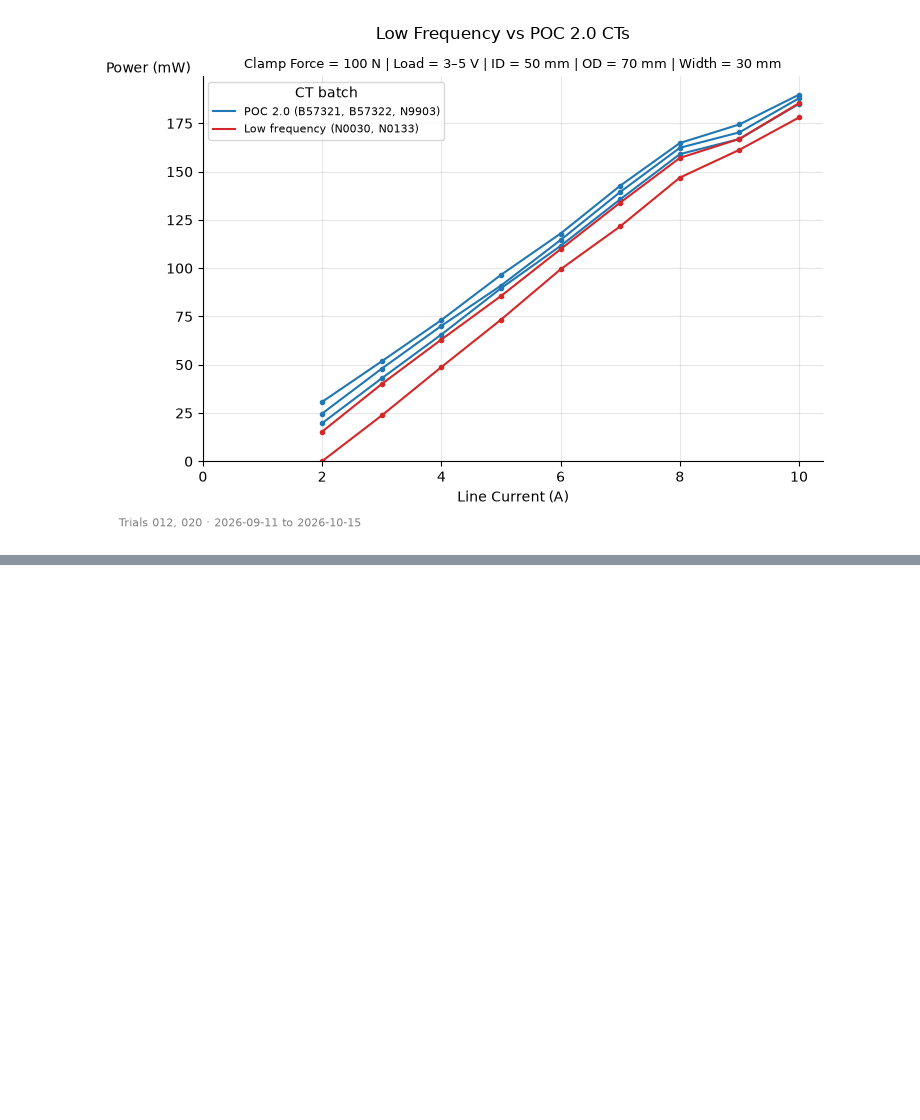
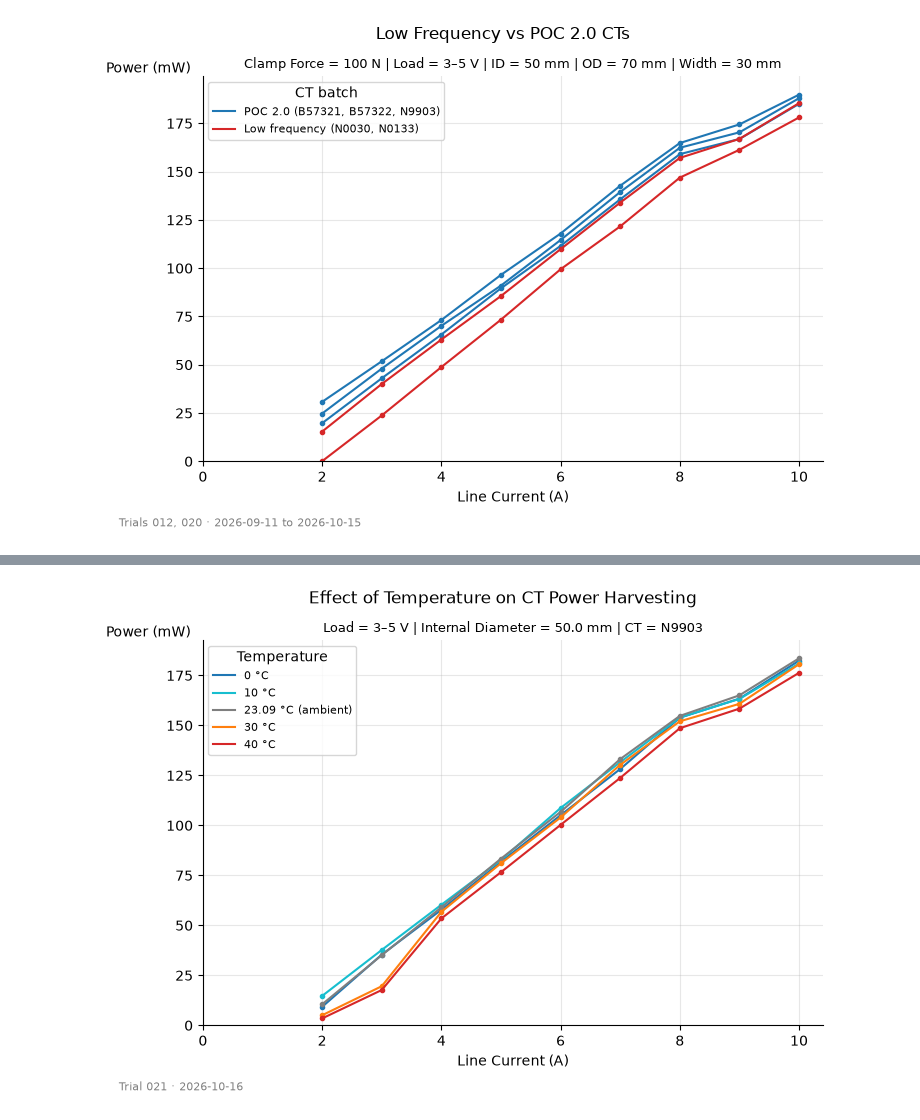
Before and after one commit to stephengilbert1/current-transformer-analysis, a Jupyter notebook: notebooks/exploratory/2026-09-21-scratch.ipynb, the cells around one changed output, grey strips where cells are left out. Cells and saved outputs as stored; diff of their text form; code cells hidden in the pictures; blank space fills up the shorter version.

```diff
--- a/notebooks/exploratory/2026-09-21-scratch.ipynb
+++ b/notebooks/exploratory/2026-09-21-scratch.ipynb
@@ -128,0 +151,32 @@ fig.savefig("../../figures/low_freq_vs_poc2_cts.png", dpi=300, bbox_inches="tigh
+# %%
+fig, ax = compare_sweeps_grouped(
+    ["021"],
+    key_col="temp_C",
+    color_map={
+        0.0: "tab:blue",
+        10.0: "tab:cyan",
+        23.09: "tab:gray",
+        30.0: "tab:orange",
+        40.0: "tab:red",
+    },
+    labels={
+        0.0: "0 °C",
+        10.0: "10 °C",
+        23.09: "23.09 °C (ambient)",
+        30.0: "30 °C",
+        40.0: "40 °C",
+    },
+    legend_title="Temperature",
+    x="line_current_A",
+    xlabel="Line Current (A)",
+)
+fig.suptitle("Effect of Temperature on CT Power Harvesting")
+ax.set_title(
+    "Load = 3–5 V | Internal Diameter = 50.0 mm | CT = N9903",
+    fontsize=9,
+)
+fig.savefig(
+    "../../figures/ct_temperature_power_harvest.png", dpi=300, bbox_inches="tight"
+)
+# %% [output]
+[figure, added]
```
Also changed, not shown: parts of 3 cells of this notebook, 4 other files.
